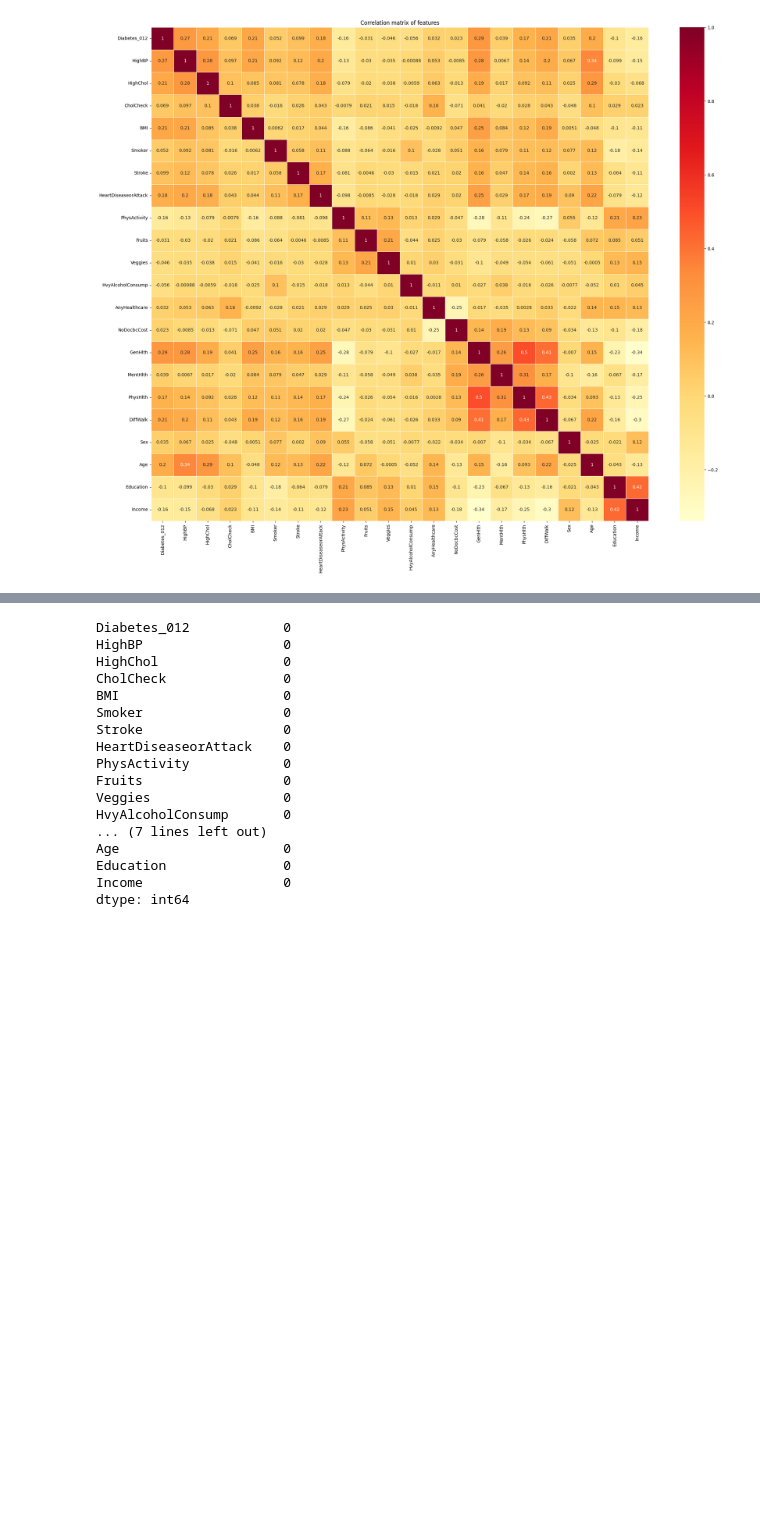
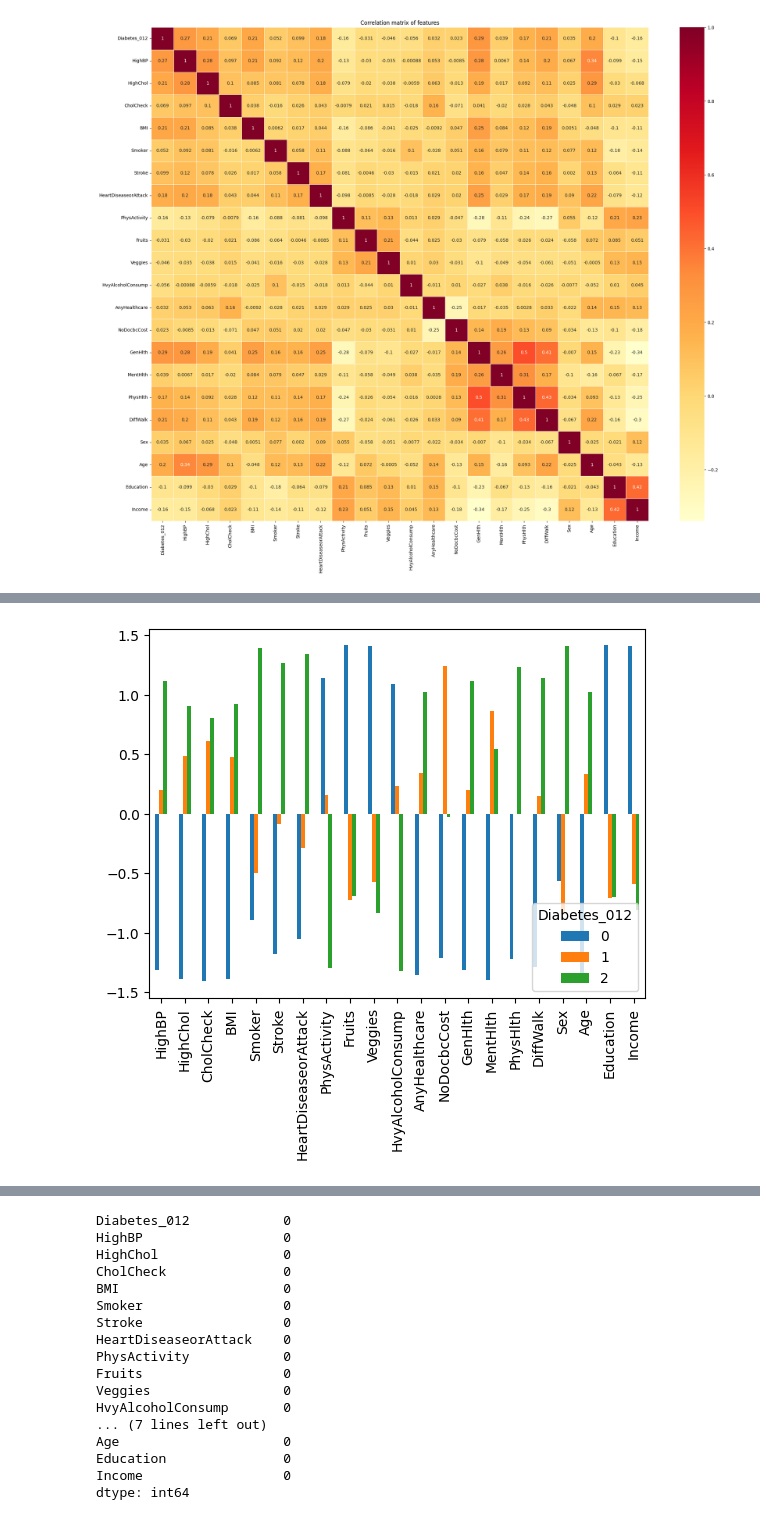
Before and after one commit to LeilaHbb16/Project-AMSD1, a Jupyter notebook: Random_forrest.ipynb, the cells around one changed output, grey strips where cells are left out. Cells and saved outputs as stored; diff of their text form; code cells hidden in the pictures; blank space fills up the shorter version.

```diff
--- a/Random_forrest.ipynb
+++ b/Random_forrest.ipynb
@@ -115,0 +130,21 @@ plt.show()
+# %%
+from scipy.stats import zscore
+
+df_grouped = data.groupby(["Diabetes_012"]).mean().apply(lambda col: zscore(col))
+
+df_grouped.T.plot.bar()
+plt.show()
+
+df_0 = data[data["Diabetes_012"] == 0]
+df_1 = data[data["Diabetes_012"] == 1]
+df_2 = data[data["Diabetes_012"] == 2]
+
+X_0 = df_0.drop("Diabetes_012", axis=1)
+X_1 = df_1.drop("Diabetes_012", axis=1)
+X_2 = df_2.drop("Diabetes_012", axis=1)
+
+X_0_normalized = X_0.apply(lambda col: zscore(col))
+X_1_normalized = X_1.apply(lambda col: zscore(col))
+X_2_normalized = X_2.apply(lambda col: zscore(col))
+# %% [output]
+[figure, added]
```
Also changed, not shown: parts of 10 cells of this notebook.
